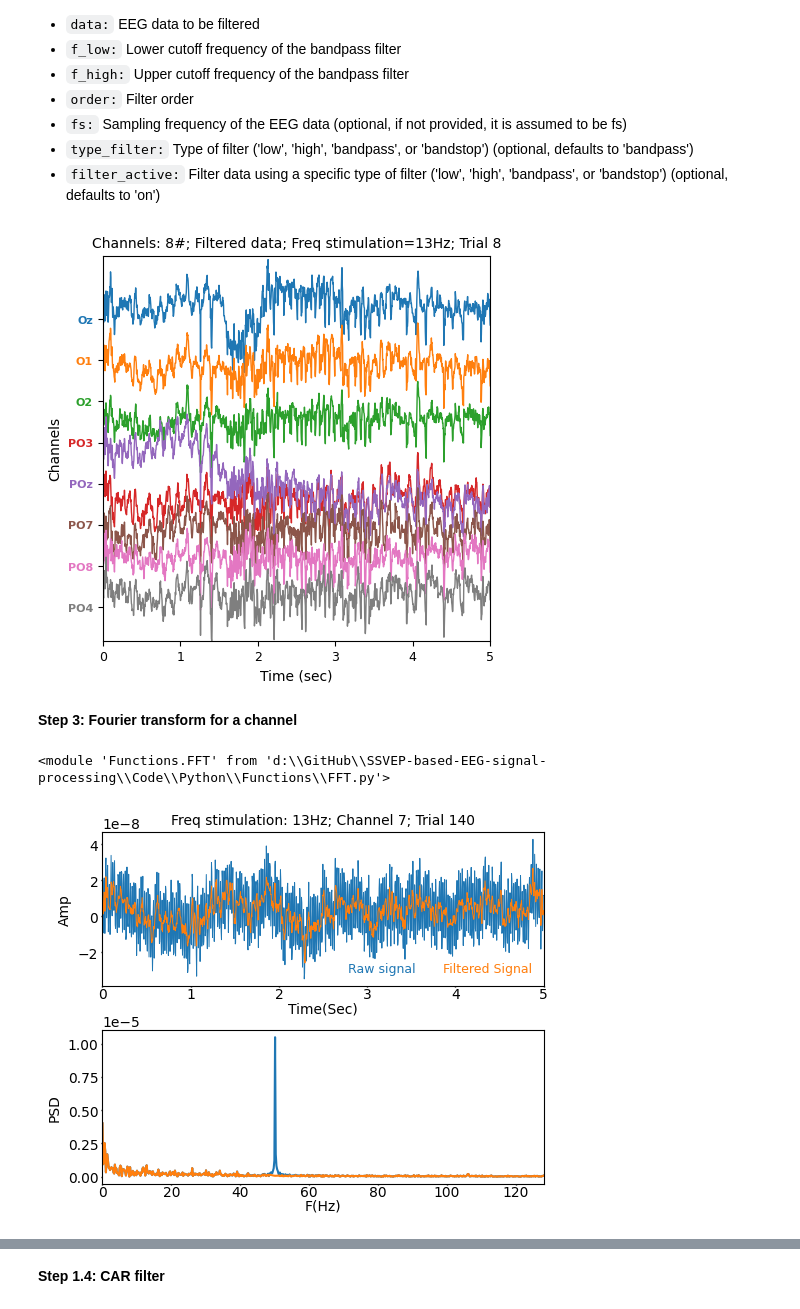
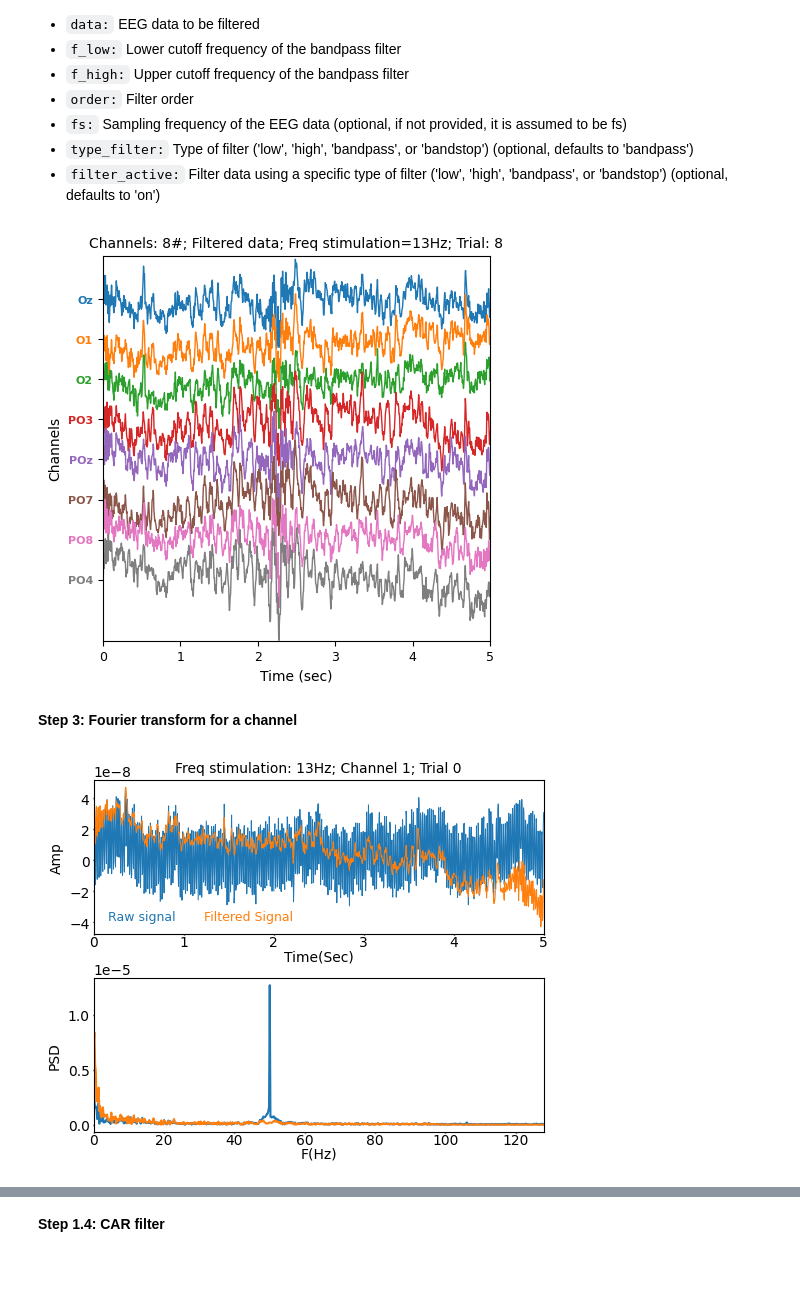
Before and after one commit to RezaSaadatyar/SSVEP-based-EEG-signal-processing, a Jupyter notebook: Code/Python/SSVEP.ipynb, the cells around one changed output, grey strips where cells are left out. Saved outputs shown, nothing was run; the diff lists cells and outputs as text; code cells hidden in the pictures; blank space fills up the shorter version.

```diff
--- a/Code/Python/SSVEP.ipynb
+++ b/Code/Python/SSVEP.ipynb
@@ -166,29 +162,25 @@ reload(Filtering)
 # %%
 # Define parameters for filtering
 trial = 8
 order = 5
 f_low = 0.05
 f_high = 100
 notch_freq = 50      # Frequency to be removed from signal (Hz)
 quality_factor = 20  # Quality factor for notch filter
-title = f'Filtered data; Freq stimulation=13Hz; Trial {trial}'
+title = f'Filtered data; Freq stimulation=13Hz; Trial: {trial}'
 # Apply bandpass filtering to the EEG data using the Filtering.filtering function
-data_filtered = Filtering.filtering(data1, f_low, f_high, order, fs, notch_freq, quality_factor, filter_active="off", notch_filter="on",
+data_filtered = Filtering.filtering(data2, f_low, f_high, order, fs, notch_freq, quality_factor, filter_active="on", notch_filter="on",
                                     type_filter='bandpass')
 Plot_data.plot_data(data_filtered[:, :, trial-1], fs, channels_name, first_point=0, last_point=1280, val_ylim=2.7, size_fig=(5,5), title=title,
                     display_figure="on")
 # %% [output]
-[figure, old version]
+[figure, new version]
 # %% [markdown]
 **Step 3: Fourier transform for a channel**
-# %%
-reload(FFT)
-# %% [output]
-<module 'Functions.FFT' from 'd:\\GitHub\\SSVEP-based-EEG-signal-processing\\Code\\Python\\Functions\\FFT.py'>
 # %%
-trial = 140     # for data with shape (samples, channels, trials)
-channel = 7
+trial = 0     # for data with shape (samples, channels, trials)
+channel = 1
 title = f"Freq stimulation: {13}Hz; Channel {channel}; Trial {trial}"
-FFT.fft(data1, data_filtered, fs, channel, trial, title, size_fig=[5, 4])
+FFT.fft(data2, data_filtered, fs, channel, trial, title, size_fig=[5, 4])
 # %% [output]
-[figure, old version]
+[figure, new version]
```
Also changed, not shown: parts of 9 cells of this notebook, 1 other file.
